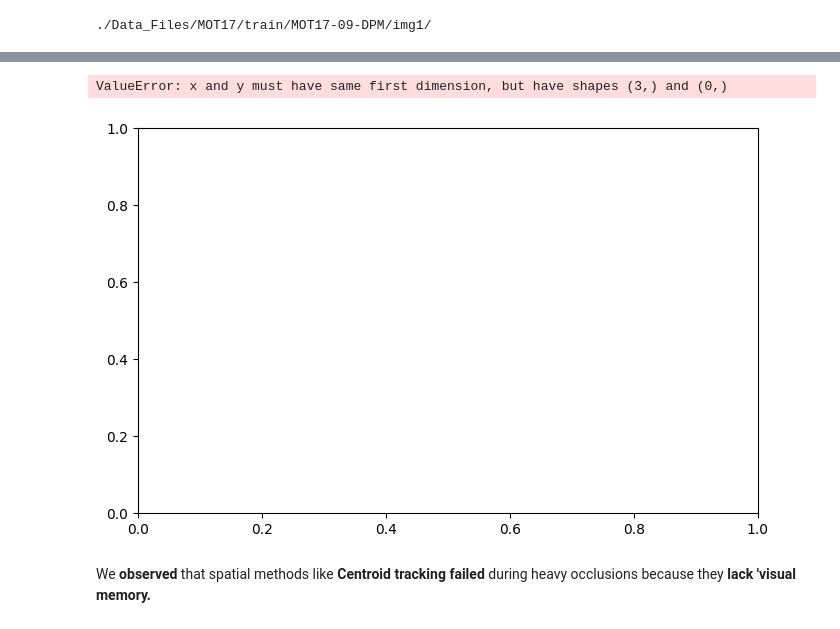
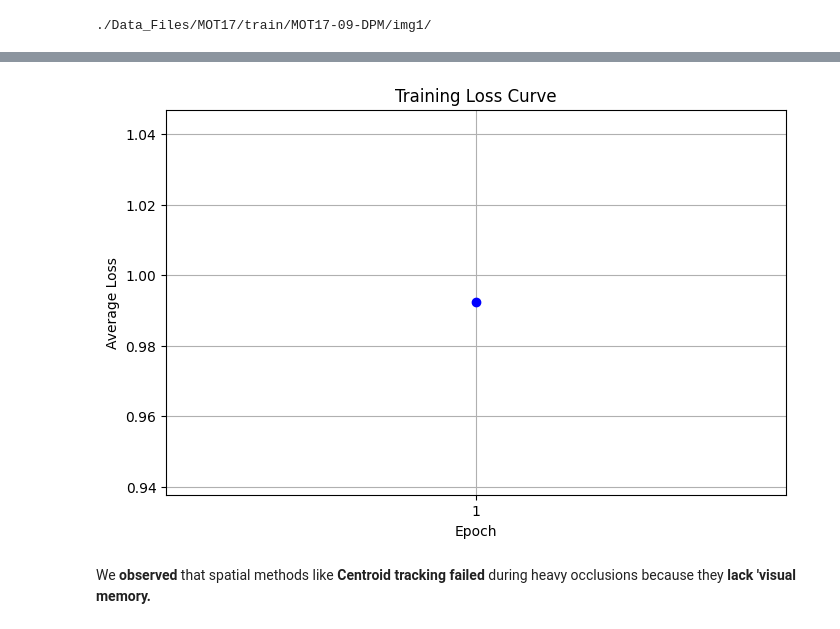
Before and after one commit to cseniteshkumar/bitsMtech_CV_Assignment_2, a Jupyter notebook: CV_Assignment2_Group45_Problem3_V2.ipynb, the cells around one changed output, grey strips where cells are left out. Saved outputs shown, nothing was run; the diff lists cells and outputs as text; code cells hidden in the pictures.

```diff
--- a/CV_Assignment2_Group45_Problem3_V2.ipynb
+++ b/CV_Assignment2_Group45_Problem3_V2.ipynb
@@ -295,29 +295,39 @@ def get_frame_and_labels(idx, frame_ids, labels, sequence_path, transform=None):
     frame_num = frame_ids[idx]
     img_name = f"{frame_num:06d}.jpg"
     img_path = os.path.join(sequence_path, img_name)
-    print(img_path)
-    # img = Image.open(img_path).convert("RGB")
+
     img = PILImage.open(img_path).convert("RGB")
-
     orig_w, orig_h = img.size
     new_h, new_w = 608, 1024
     wr, hr = new_w / orig_w, new_h / orig_h
 
     frame_data = labels[labels['frame'] == frame_num]
     boxes = []
+
     for _, row in frame_data.iterrows():
-        x1, x2 = row['x'] * wr, (row['x'] + row['w']) * wr
-        y1, y2 = row['y'] * hr, (row['y'] + row['h']) * hr
-        x1, x2 = max(0, min(x1, new_w-1)), max(x1+1, min(x2, new_w))
-        y1, y2 = max(0, min(y1, new_h-1)), max(y1+1, min(y2, new_h))
-        boxes.append([x1, y1, x2, y2])
+        x1 = row['x'] * wr
+        y1 = row['y'] * hr
+        x2 = (row['x'] + row['w']) * wr
+        y2 = (row['y'] + row['h']) * hr
 
+        # **FIX 1: Ensure valid boxes**
+        x1, x2 = max(0, min(x1, new_w-2)), max(x1+1, min(x2, new_w))
+        y1, y2 = max(0, min(y1, new_h-2)), max(y1+1, min(y2, new_h))
 
-    if not boxes: boxes = [[0, 0, 1, 1]]
+        # **FIX 2: Skip invalid boxes**
+        if x2 - x1 > 2 and y2 - y1 > 2:  # Minimum 3x3 pixels
+            boxes.append([x1, y1, x2, y2])
+
+    # **FIX 3: If no valid boxes, skip this frame instead of using dummy**
+    if not boxes:
+        # Return None to skip this frame
+        return None, None
+
+    labels_list = torch.ones((len(boxes),), dtype=torch.int64)
 
     target = {
         "boxes": torch.as_tensor(boxes, dtype=torch.float32),
-        "labels": torch.ones((len(boxes),), dtype=torch.int64) # Class 1 for Pedestrians
+        "labels": labels_list
     }
 
     if transform:
@@ -328,7 +338,7 @@ def get_frame_and_labels(idx, frame_ids, labels, sequence_path, transform=None):
 **Use small learning rate and lr_scheduler for better accuracy.**
 # %%
 params = [p for p in model.parameters() if p.requires_grad]
-optimizer = optim.SGD(params, lr=0.005, momentum=0.9, weight_decay=0.0005)
+optimizer = optim.SGD(params, lr=0.001, momentum=0.9, weight_decay=0.0005)  # Reduced from 0.005
 lr_scheduler = optim.lr_scheduler.StepLR(optimizer, step_size=3, gamma=0.1)
 # %%
 frame_ids = sorted(pedestrian_labels['frame'].unique())
@@ -354,4 +364,7 @@ sequence_dir_img = get_SequenceFolder_paths(test_folder)
 print(sequence_dir_img)
 # %% [output]
 ./Data_Files/MOT17/train/MOT17-09-DPM/img1/
+# %%
+# totalEpocsToRun = 10
+totalEpocsToRun = 1
 # %%
@@ -406,17 +439,16 @@ average_losses
 # %%
-epochs = [1, 2, 3]
+epochs = [x for x in range(1,totalEpocsToRun+1)]
 
 plt.figure(figsize=(8, 5))
 plt.plot(epochs, average_losses, marker='o', linestyle='-', color='b')
 plt.title("Training Loss Curve")
 plt.xlabel("Epoch")
 plt.ylabel("Average Loss")
 plt.xticks(epochs)
 plt.grid(True)
 plt.show()
 # %% [output]
-ValueError: x and y must have same first dimension, but have shapes (3,) and (0,)
-[figure, old version]
+[figure, new version]
 # %% [markdown]
 We **observed** that spatial methods like **Centroid tracking failed** during heavy occlusions because they **lack 'visual memory.**
 # %% [markdown]
```
Also changed, not shown: parts of 11 cells of this notebook, 1 other file.
